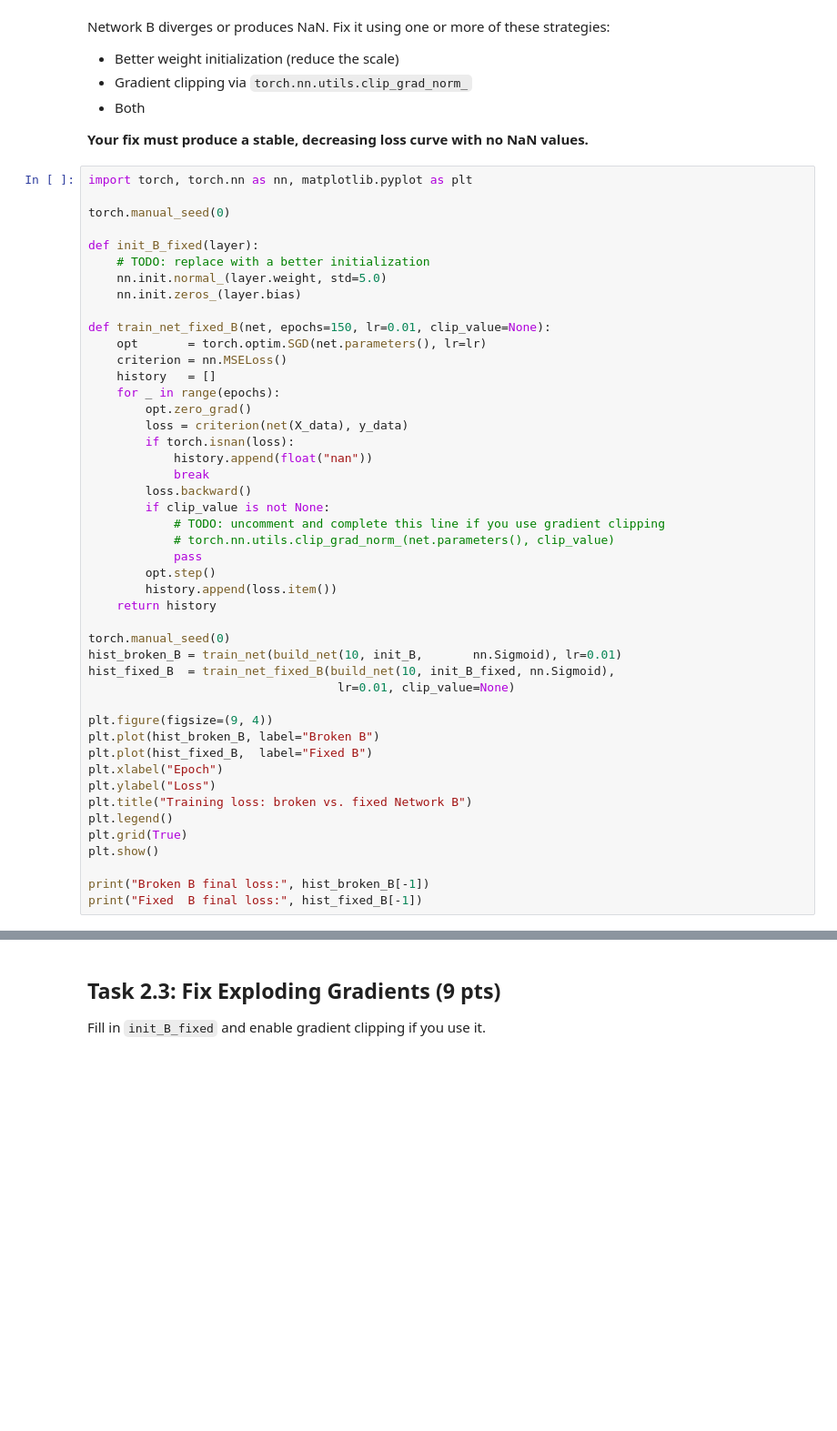
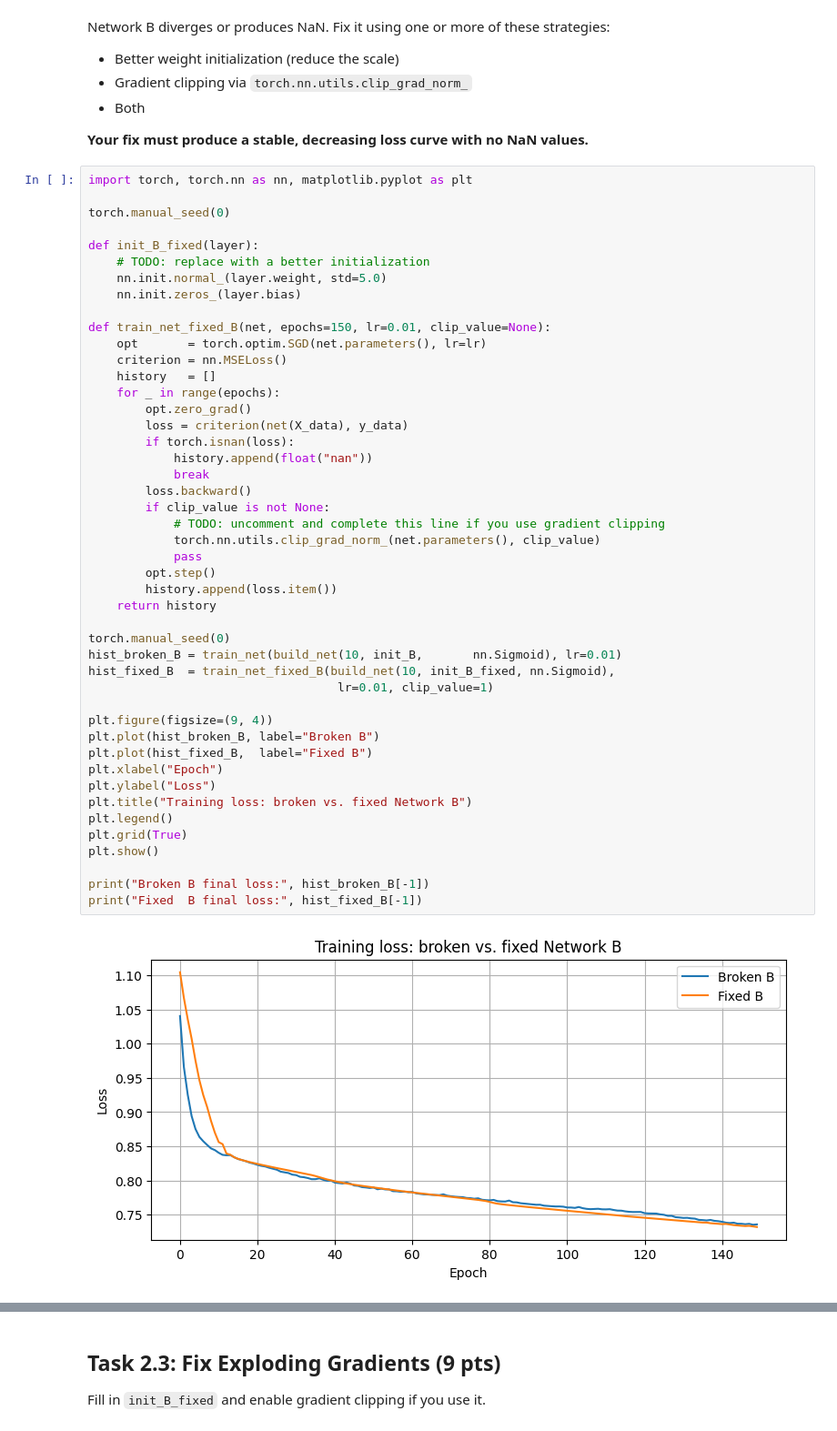
Before and after one commit to trishaguarin/Laboratory-2-Linear-Models, a Jupyter notebook: DEEPLRN_Lab02_LinearNN.ipynb, the cells around one changed output, grey strips where cells are left out. Shown at 91% size. Cells and saved outputs as stored; diff of their text form; blank space fills up the shorter version.

```diff
--- a/DEEPLRN_Lab02_LinearNN.ipynb
+++ b/DEEPLRN_Lab02_LinearNN.ipynb
@@ -500,32 +573,34 @@ def train_net_fixed_B(net, epochs=150, lr=0.01, clip_value=None):
     for _ in range(epochs):
         opt.zero_grad()
         loss = criterion(net(X_data), y_data)
         if torch.isnan(loss):
             history.append(float("nan"))
             break
         loss.backward()
         if clip_value is not None:
             # TODO: uncomment and complete this line if you use gradient clipping
-            # torch.nn.utils.clip_grad_norm_(net.parameters(), clip_value)
+            torch.nn.utils.clip_grad_norm_(net.parameters(), clip_value)
             pass
         opt.step()
         history.append(loss.item())
     return history
 
 torch.manual_seed(0)
 hist_broken_B = train_net(build_net(10, init_B,       nn.Sigmoid), lr=0.01)
 hist_fixed_B  = train_net_fixed_B(build_net(10, init_B_fixed, nn.Sigmoid),
-                                   lr=0.01, clip_value=None)
+                                   lr=0.01, clip_value=1)
 
 plt.figure(figsize=(9, 4))
 plt.plot(hist_broken_B, label="Broken B")
 plt.plot(hist_fixed_B,  label="Fixed B")
 plt.xlabel("Epoch")
 plt.ylabel("Loss")
 plt.title("Training loss: broken vs. fixed Network B")
 plt.legend()
 plt.grid(True)
 plt.show()
 
 print("Broken B final loss:", hist_broken_B[-1])
 print("Fixed  B final loss:", hist_fixed_B[-1])
+# %% [output]
+[figure, added]
```
Also changed, not shown: parts of 23 cells of this notebook.
